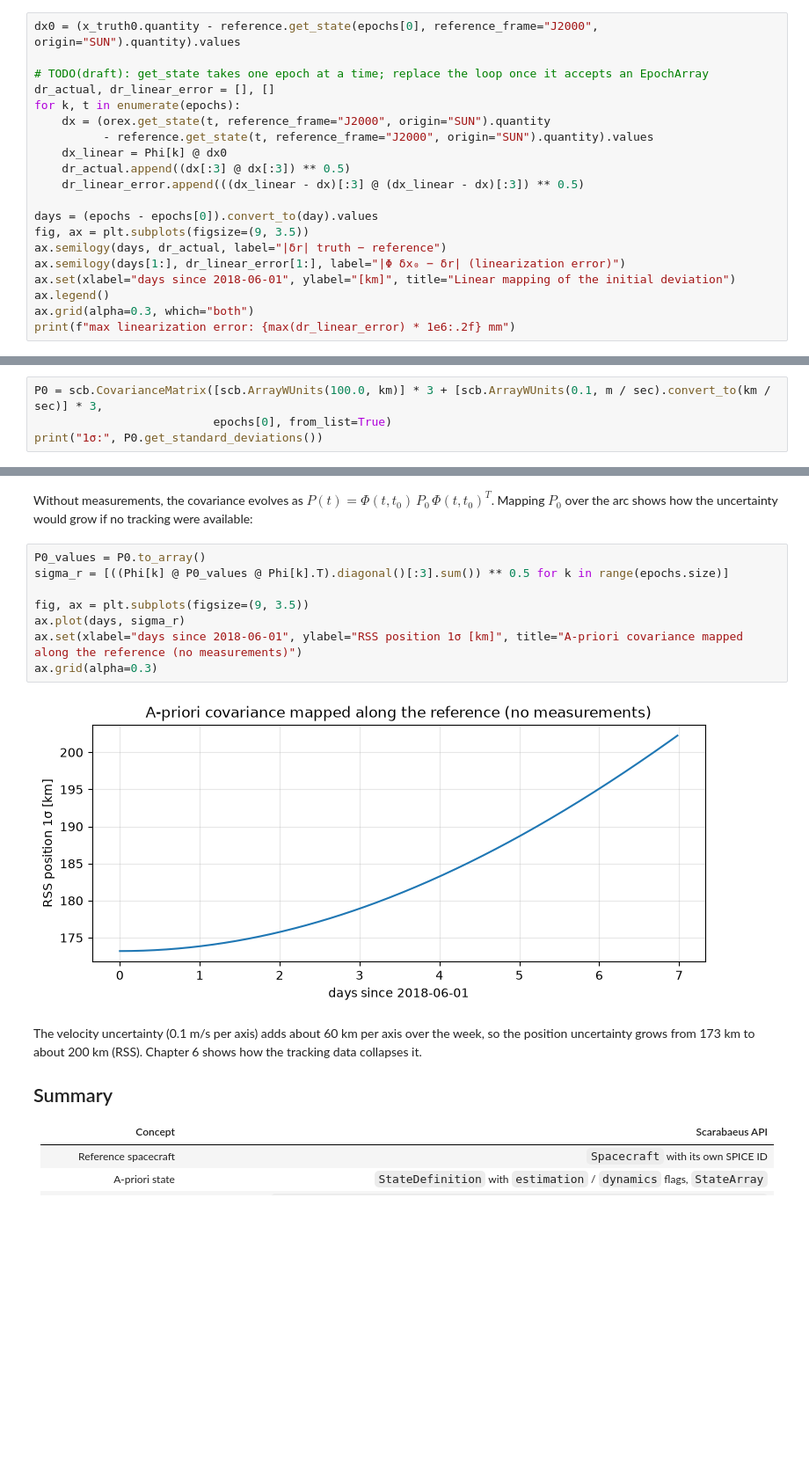
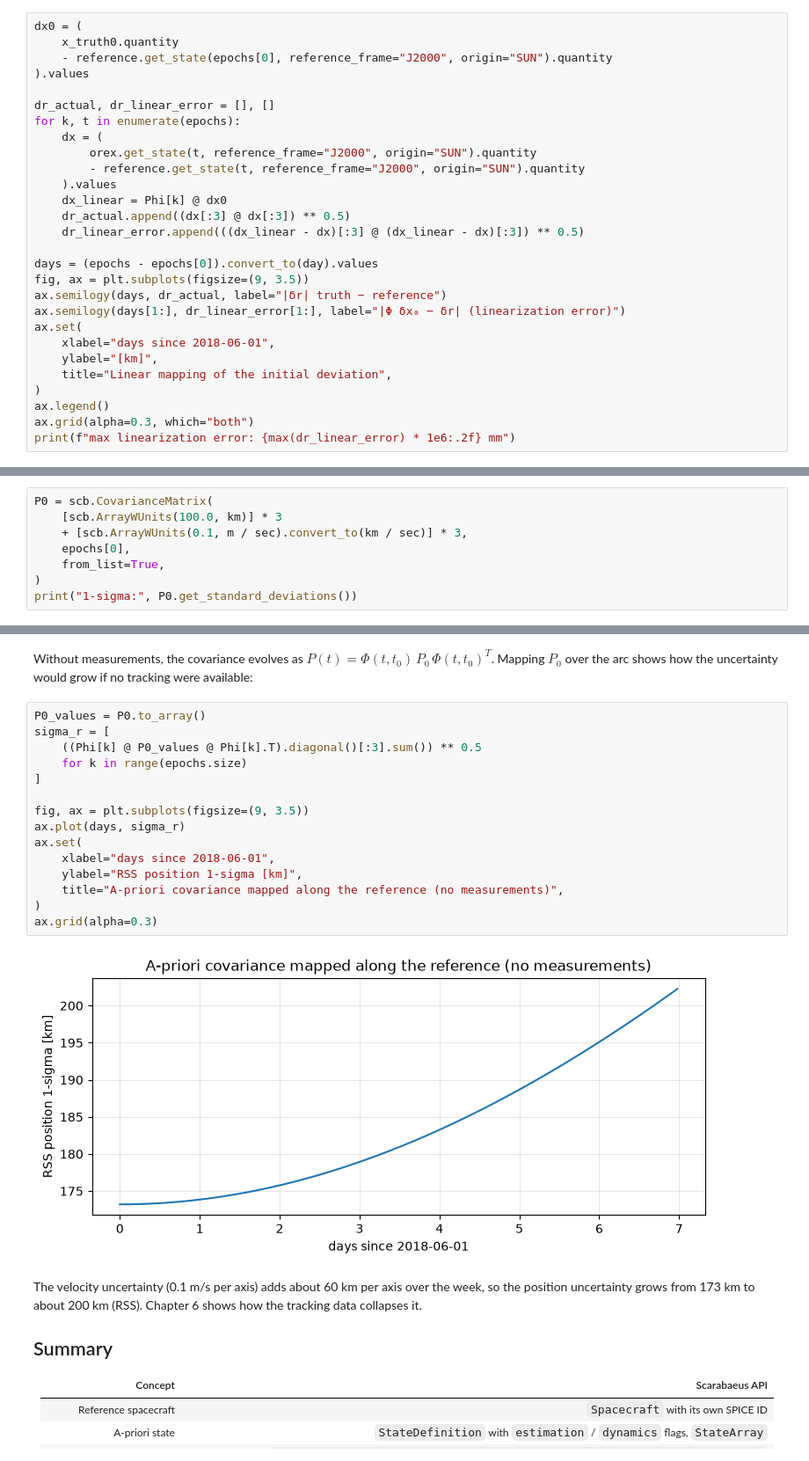
Before and after one commit to CCAR-ORCCA/scarabaeus, a Jupyter notebook: tutorials/v2/04_filter_dynamics.ipynb, the cells around one changed output, grey strips where cells are left out. Shown at 88% size. Saved outputs shown, nothing was run; the diff lists cells and outputs as text; blank space fills up the shorter version.

```diff
--- a/tutorials/v2/04_filter_dynamics.ipynb
+++ b/tutorials/v2/04_filter_dynamics.ipynb
@@ -155,11 +211,15 @@ The filter assumes that a deviation from the reference evolves linearly: $\delta
 # %%
-dx0 = (x_truth0.quantity - reference.get_state(epochs[0], reference_frame="J2000", origin="SUN").quantity).values
+dx0 = (
+    x_truth0.quantity
+    - reference.get_state(epochs[0], reference_frame="J2000", origin="SUN").quantity
+).values
 
-# TODO(draft): get_state takes one epoch at a time; replace the loop once it accepts an EpochArray
 dr_actual, dr_linear_error = [], []
 for k, t in enumerate(epochs):
-    dx = (orex.get_state(t, reference_frame="J2000", origin="SUN").quantity
-          - reference.get_state(t, reference_frame="J2000", origin="SUN").quantity).values
+    dx = (
+        orex.get_state(t, reference_frame="J2000", origin="SUN").quantity
+        - reference.get_state(t, reference_frame="J2000", origin="SUN").quantity
+    ).values
     dx_linear = Phi[k] @ dx0
     dr_actual.append((dx[:3] @ dx[:3]) ** 0.5)
     dr_linear_error.append(((dx_linear - dx)[:3] @ (dx_linear - dx)[:3]) ** 0.5)
@@ -168,7 +228,11 @@ days = (epochs - epochs[0]).convert_to(day).values
 fig, ax = plt.subplots(figsize=(9, 3.5))
 ax.semilogy(days, dr_actual, label="|δr| truth − reference")
 ax.semilogy(days[1:], dr_linear_error[1:], label="|Φ δx₀ − δr| (linearization error)")
-ax.set(xlabel="days since 2018-06-01", ylabel="[km]", title="Linear mapping of the initial deviation")
+ax.set(
+    xlabel="days since 2018-06-01",
+    ylabel="[km]",
+    title="Linear mapping of the initial deviation",
+)
 ax.legend()
 ax.grid(alpha=0.3, which="both")
 print(f"max linearization error: {max(dr_linear_error) * 1e6:.2f} mm")
@@ -182,7 +246,11 @@ For a 17 km initial error the linear mapping holds to well under a millimeter ov
 
 The a-priori covariance $P_0$ describes the uncertainty of the a-priori state. `CovarianceMatrix` accepts a list of standard deviations with units and an epoch; the values below (100 km, 0.1 m/s per axis) are deliberately loose so that the solution is driven by the data:
 # %%
-P0 = scb.CovarianceMatrix([scb.ArrayWUnits(100.0, km)] * 3 + [scb.ArrayWUnits(0.1, m / sec).convert_to(km / sec)] * 3,
-                          epochs[0], from_list=True)
-print("1σ:", P0.get_standard_deviations())
+P0 = scb.CovarianceMatrix(
+    [scb.ArrayWUnits(100.0, km)] * 3
+    + [scb.ArrayWUnits(0.1, m / sec).convert_to(km / sec)] * 3,
+    epochs[0],
+    from_list=True,
+)
+print("1-sigma:", P0.get_standard_deviations())
 # %% [output]
@@ -191,14 +259,21 @@ print("1σ:", P0.get_standard_deviations())
 Without measurements, the covariance evolves as $P(t) = \Phi(t, t_0)\,P_0\,\Phi(t, t_0)^T$. Mapping $P_0$ over the arc shows how the uncertainty would grow if no tracking were available:
 # %%
 P0_values = P0.to_array()
-sigma_r = [((Phi[k] @ P0_values @ Phi[k].T).diagonal()[:3].sum()) ** 0.5 for k in range(epochs.size)]
+sigma_r = [
+    ((Phi[k] @ P0_values @ Phi[k].T).diagonal()[:3].sum()) ** 0.5
+    for k in range(epochs.size)
+]
 
 fig, ax = plt.subplots(figsize=(9, 3.5))
 ax.plot(days, sigma_r)
-ax.set(xlabel="days since 2018-06-01", ylabel="RSS position 1σ [km]", title="A-priori covariance mapped along the reference (no measurements)")
+ax.set(
+    xlabel="days since 2018-06-01",
+    ylabel="RSS position 1-sigma [km]",
+    title="A-priori covariance mapped along the reference (no measurements)",
+)
 ax.grid(alpha=0.3)
 # %% [output]
-[figure, old version]
+[figure, new version]
 # %% [markdown]
 The velocity uncertainty (0.1 m/s per axis) adds about 60 km per axis over the week, so the position uncertainty grows from 173 km to about 200 km (RSS). Chapter 6 shows how the tracking data collapses it.
 
```
Also changed, not shown: parts of 11 cells of this notebook, 4 other files.
